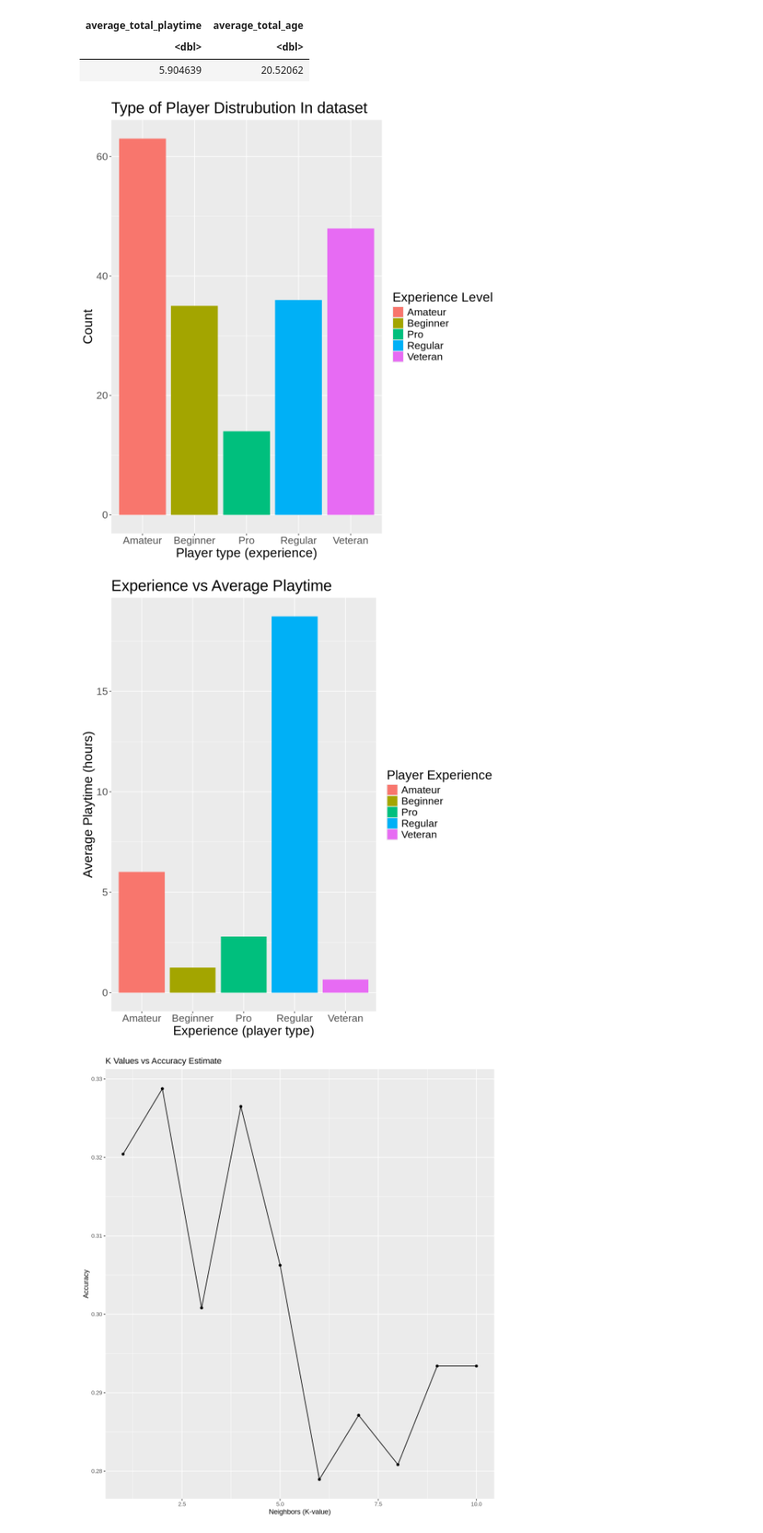
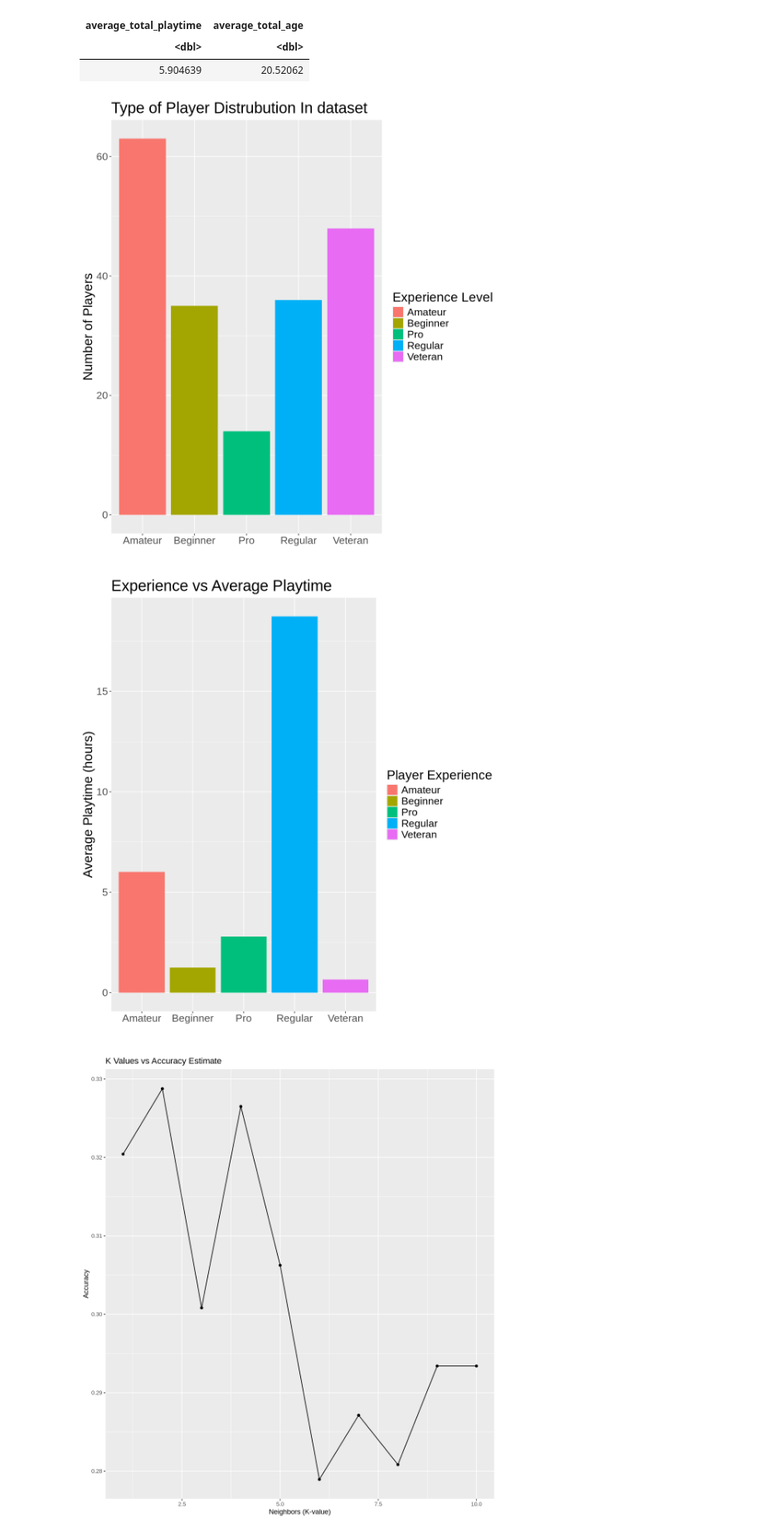
Before and after one commit to jashanbains-24/DSCI-100-Group-Project, a Jupyter notebook: Group_Project.ipynb, the cells around one changed output. Shown: that part at 83% size. Drawn from its saved outputs; the diff is of its cells as text; code cells hidden in the pictures.

```diff
--- a/Group_Project.ipynb
+++ b/Group_Project.ipynb
@@ -98,35 +105,35 @@ A tibble: 1 × 2
 # %%
 options(repr.plot.width=9,repr.plot.height=10)
 # visualizing the distribution of player types in the dataset
 player_type_viz <- players_data|>
                     group_by(hashedEmail)|>
                     ggplot(aes(x = experience, fill = experience))+
                     geom_bar()+
                     labs(title="Type of Player Distrubution In dataset",
-                         y="Count",
-                         x="Player type (experience)",
+                         y="Number of Players",
+                         x="",
                         fill="Experience Level")+
                         theme(text=element_text(size=20))
 
 
 player_type_viz
 
 # visualizing the relationship between player type and hours played
 experienceplaytime <- minecraft_data|>
                         group_by(experience)|>
                         summarize(avg_playtime=mean(played_hours,na.rm=TRUE))|>
                         ggplot(aes(x=experience,y=avg_playtime,fill=experience))+
                         geom_bar(stat="identity")+
-                        labs(x="Experience (player type)",
+                        labs(x="",
                              y="Average Playtime (hours)",
                              title="Experience vs Average Playtime",
                              fill="Player Experience")+
                         theme(text=element_text(size=20))
 
 experienceplaytime
 # %% [output]
-[figure, old version]
+[figure, new version]
-[figure, old version]
+[figure, new version]
 # %%
 
 # performing Knn Classification for Data Analysis
```
Also changed, not shown: parts of 6 cells of this notebook.
